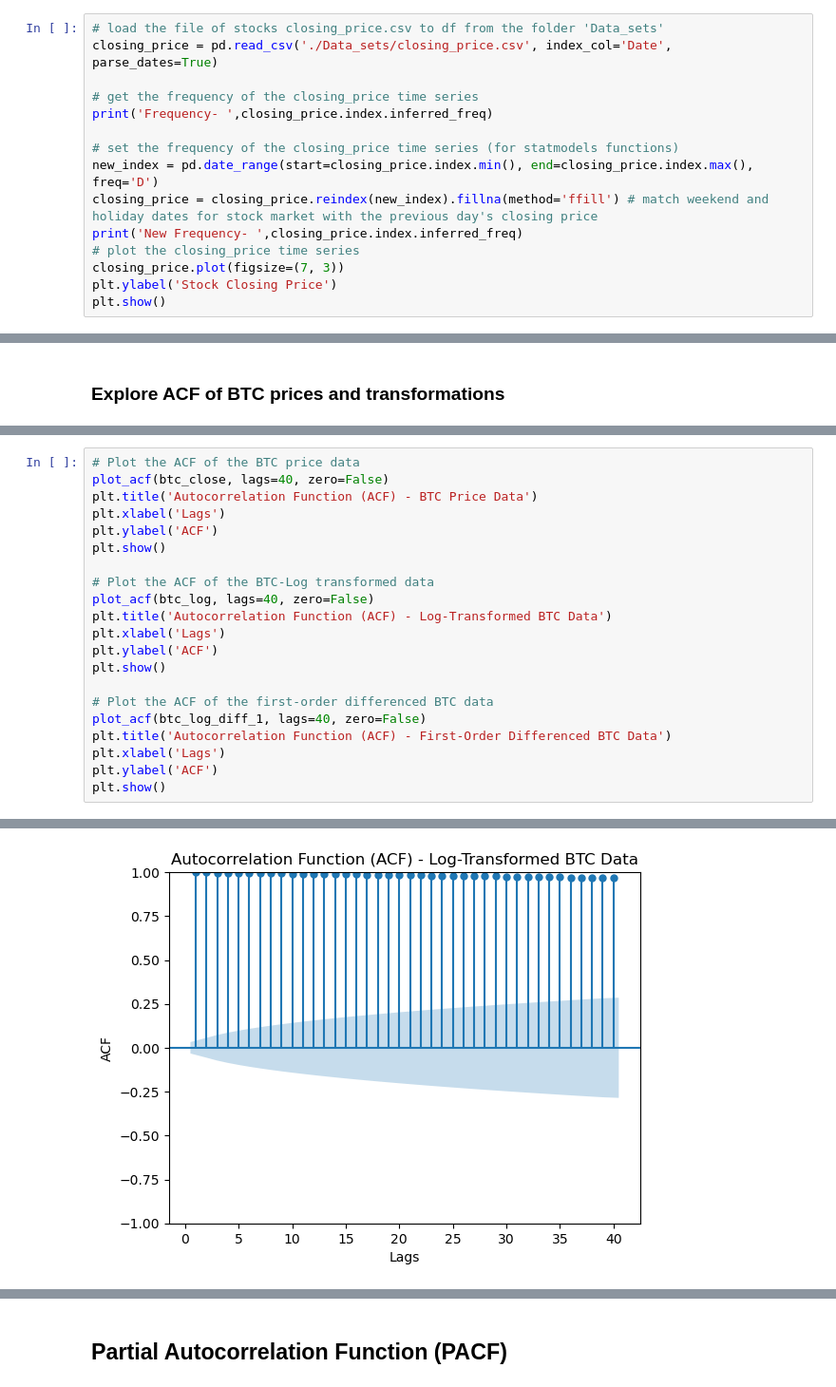
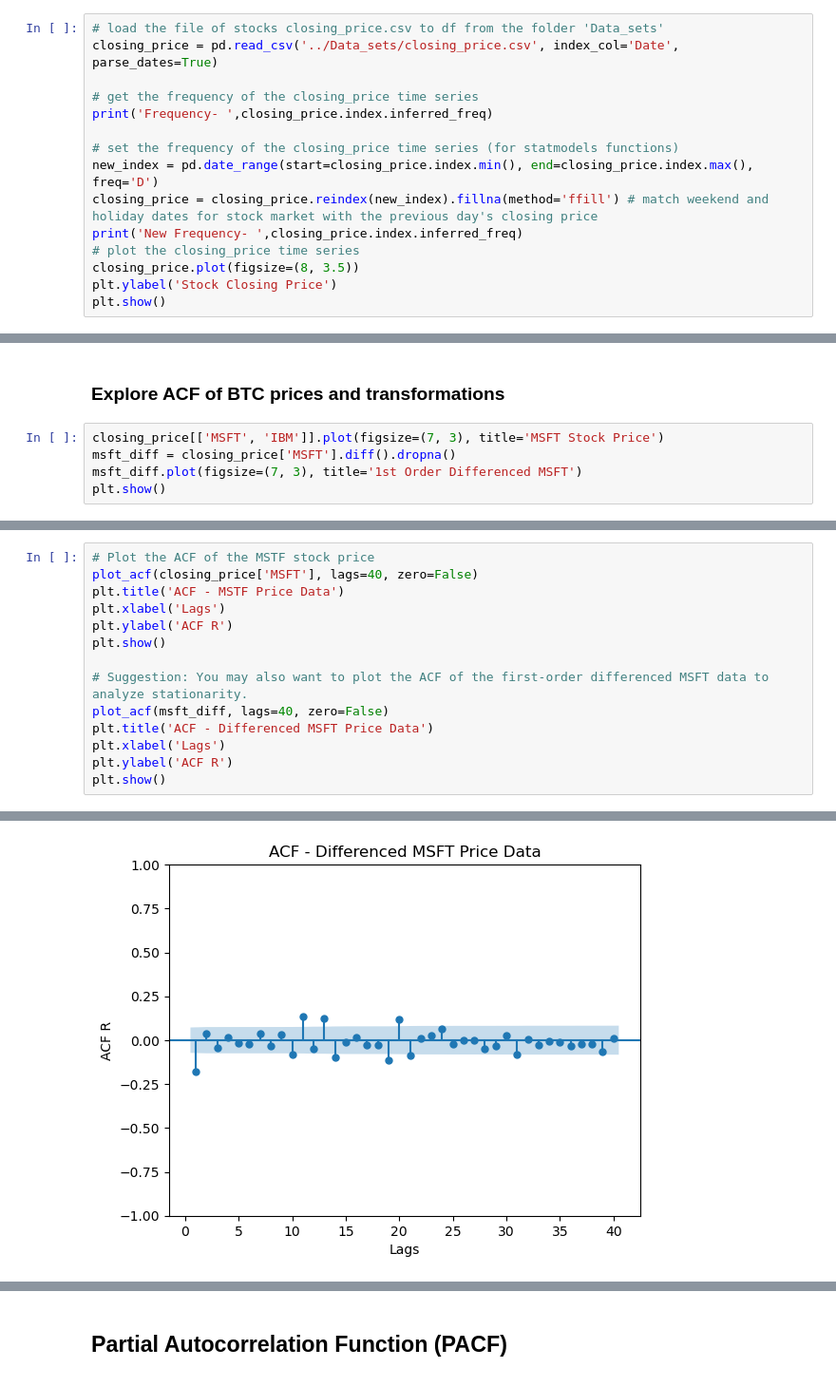
Before and after one commit to imriaharoni/AIRC-Time-Series-Workshop-2025, a Jupyter notebook: Lectures_notebooks/Lecture-2.ipynb, the cells around one changed output, grey strips where cells are left out. Shown at 95% size. Cells and saved outputs as stored; diff of their text form.

```diff
--- a/Lectures_notebooks/Lecture-2.ipynb
+++ b/Lectures_notebooks/Lecture-2.ipynb
@@ -46,7 +61,7 @@ print('Frequency- ',airp_df.index.inferred_freq)
 Frequency-  ME
 # %%
 # load the file of stocks closing_price.csv to df from the folder 'Data_sets'
-closing_price = pd.read_csv('./Data_sets/closing_price.csv', index_col='Date', parse_dates=True)
+closing_price = pd.read_csv('../Data_sets/closing_price.csv', index_col='Date', parse_dates=True)
 
 # get the frequency of the closing_price time series
 print('Frequency- ',closing_price.index.inferred_freq)
@@ -56,7 +71,7 @@ new_index = pd.date_range(start=closing_price.index.min(), end=closing_price.ind
 closing_price = closing_price.reindex(new_index).fillna(method='ffill') # match weekend and holiday dates for stock market with the previous day's closing price
 print('New Frequency- ',closing_price.index.inferred_freq)
 # plot the closing_price time series
-closing_price.plot(figsize=(7, 3))
+closing_price.plot(figsize=(8, 3.5))
 plt.ylabel('Stock Closing Price')
 plt.show()
 # %% [output]
@@ -662,2 +738,7 @@ plt.show()
 # %% [markdown]
 ### Explore ACF of BTC prices and transformations
+# %%
+closing_price[['MSFT', 'IBM']].plot(figsize=(7, 3), title='MSFT Stock Price')
+msft_diff = closing_price['MSFT'].diff().dropna()
+msft_diff.plot(figsize=(7, 3), title='1st Order Differenced MSFT')
+plt.show()
@@ -664,22 +747,15 @@ plt.show()
 # %%
-# Plot the ACF of the BTC price data
-plot_acf(btc_close, lags=40, zero=False)
-plt.title('Autocorrelation Function (ACF) - BTC Price Data')
+# Plot the ACF of the MSTF stock price
+plot_acf(closing_price['MSFT'], lags=40, zero=False)
+plt.title('ACF - MSTF Price Data')
 plt.xlabel('Lags')
-plt.ylabel('ACF')
+plt.ylabel('ACF R')
 plt.show()
 
-# Plot the ACF of the BTC-Log transformed data
-plot_acf(btc_log, lags=40, zero=False)
-plt.title('Autocorrelation Function (ACF) - Log-Transformed BTC Data')
+# Suggestion: You may also want to plot the ACF of the first-order differenced MSFT data to analyze stationarity.
+plot_acf(msft_diff, lags=40, zero=False)
+plt.title('ACF - Differenced MSFT Price Data')
 plt.xlabel('Lags')
-plt.ylabel('ACF')
+plt.ylabel('ACF R')
 plt.show()
-
-# Plot the ACF of the first-order differenced BTC data
-plot_acf(btc_log_diff_1, lags=40, zero=False)
-plt.title('Autocorrelation Function (ACF) - First-Order Differenced BTC Data')
-plt.xlabel('Lags')
-plt.ylabel('ACF')
-plt.show()
 # %% [output]
@@ -687 +763 @@ plt.show()
-[figure, old version]
+[figure, new version]
```
Also changed, not shown: parts of 101 cells of this notebook, 6 other files.
